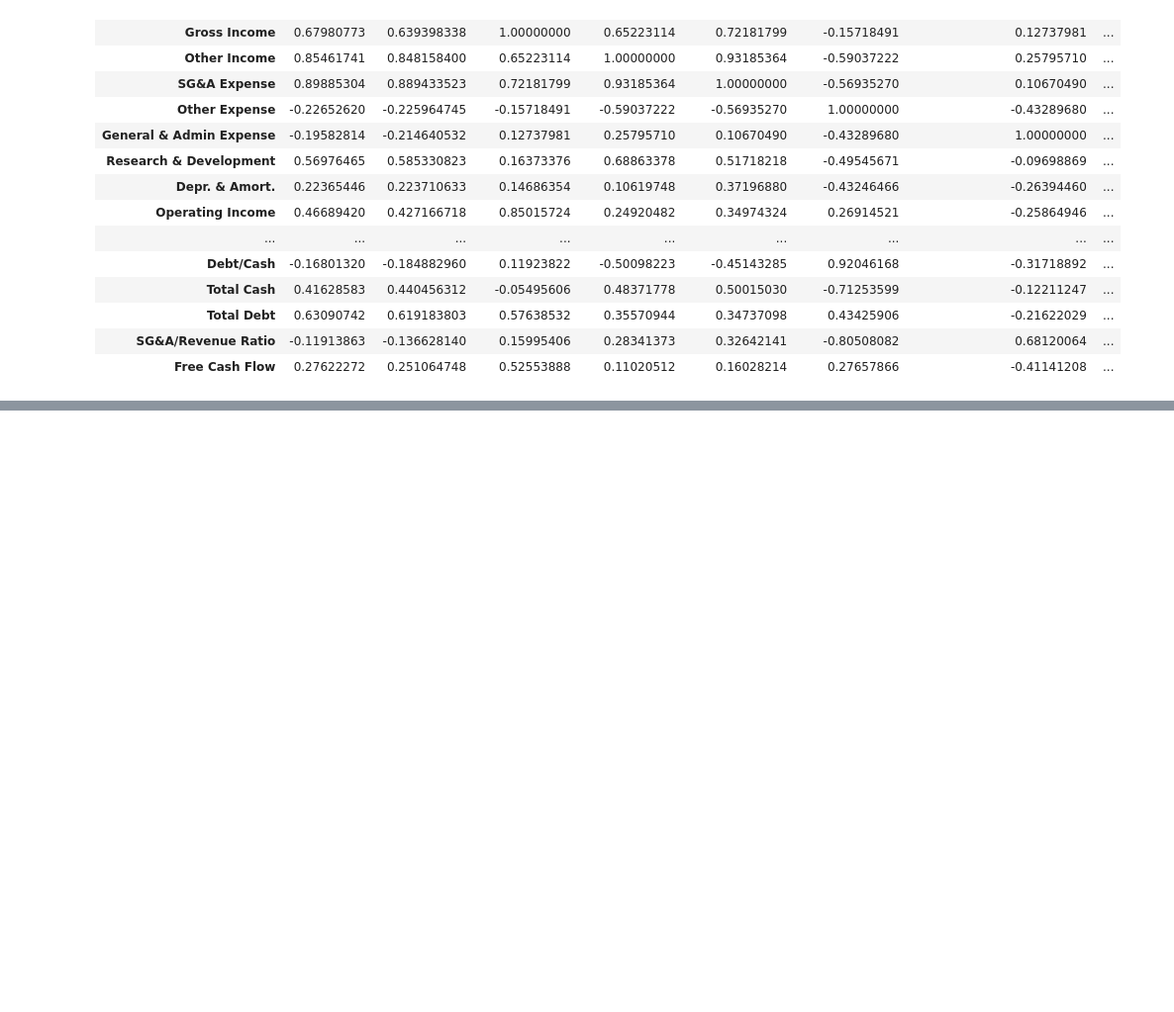
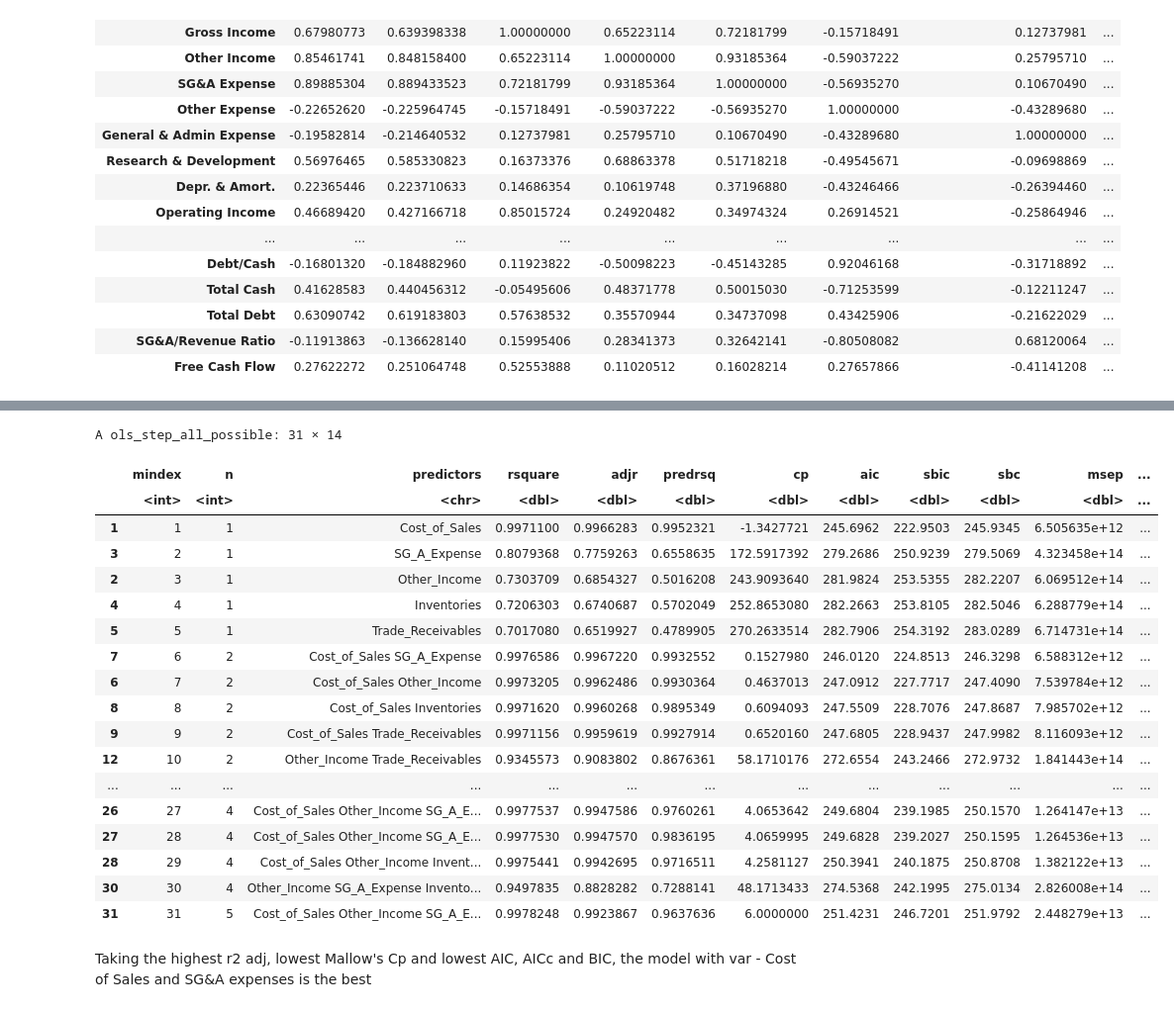
Before and after one commit to derrickgzq/yenheranalysis, a Jupyter notebook: Yenher_Analysis.ipynb, the cells around one changed output, grey strips where cells are left out. Shown at 99% size. Saved outputs shown, nothing was run; the diff lists cells and outputs as text; code cells hidden in the pictures; blank space fills up the shorter version.

```diff
--- a/Yenher_Analysis.ipynb
+++ b/Yenher_Analysis.ipynb
@@ -327,0 +389,10 @@ A matrix: 54 × 54 of type dbl
+# %%
+model = lm(Sales ~
+             Cost_of_Sales +
+             Other_Income +
+             SG_A_Expense +
+             Inventories +
+             Trade_Receivables,
+             #Trade_Receivables/Revenue_Ratio +
+             #Trade_Payables/Revenue_Ratio,
+             data = yenherfin)
@@ -327,0 +419,24 @@ A matrix: 54 × 54 of type dbl
+# %%
+ols_step_all_possible(model)
+# %% [output]
+A ols_step_all_possible: 31 × 14
+|  | mindex | n | predictors | rsquare | adjr | predrsq | cp | aic | sbic | sbc | msep | ... |
+|  | <int> | <int> | <chr> | <dbl> | <dbl> | <dbl> | <dbl> | <dbl> | <dbl> | <dbl> | <dbl> | ... |
+| 1 | 1 | 1 | Cost_of_Sales | 0.9971100 | 0.9966283 | 0.9952321 | -1.3427721 | 245.6962 | 222.9503 | 245.9345 | 6.505635e+12 | ... |
+| 3 | 2 | 1 | SG_A_Expense | 0.8079368 | 0.7759263 | 0.6558635 | 172.5917392 | 279.2686 | 250.9239 | 279.5069 | 4.323458e+14 | ... |
+| 2 | 3 | 1 | Other_Income | 0.7303709 | 0.6854327 | 0.5016208 | 243.9093640 | 281.9824 | 253.5355 | 282.2207 | 6.069512e+14 | ... |
+| 4 | 4 | 1 | Inventories | 0.7206303 | 0.6740687 | 0.5702049 | 252.8653080 | 282.2663 | 253.8105 | 282.5046 | 6.288779e+14 | ... |
+| 5 | 5 | 1 | Trade_Receivables | 0.7017080 | 0.6519927 | 0.4789905 | 270.2633514 | 282.7906 | 254.3192 | 283.0289 | 6.714731e+14 | ... |
+| 7 | 6 | 2 | Cost_of_Sales SG_A_Expense | 0.9976586 | 0.9967220 | 0.9932552 | 0.1527980 | 246.0120 | 224.8513 | 246.3298 | 6.588312e+12 | ... |
+| 6 | 7 | 2 | Cost_of_Sales Other_Income | 0.9973205 | 0.9962486 | 0.9930364 | 0.4637013 | 247.0912 | 227.7717 | 247.4090 | 7.539784e+12 | ... |
+| 8 | 8 | 2 | Cost_of_Sales Inventories | 0.9971620 | 0.9960268 | 0.9895349 | 0.6094093 | 247.5509 | 228.7076 | 247.8687 | 7.985702e+12 | ... |
+| 9 | 9 | 2 | Cost_of_Sales Trade_Receivables | 0.9971156 | 0.9959619 | 0.9927914 | 0.6520160 | 247.6805 | 228.9437 | 247.9982 | 8.116093e+12 | ... |
+| 12 | 10 | 2 | Other_Income Trade_Receivables | 0.9345573 | 0.9083802 | 0.8676361 | 58.1710176 | 272.6554 | 243.2466 | 272.9732 | 1.841443e+14 | ... |
+| ... | ... | ... | ... | ... | ... | ... | ... | ... | ... | ... | ... | ... |
+| 26 | 27 | 4 | Cost_of_Sales Other_Income SG_A_E... | 0.9977537 | 0.9947586 | 0.9760261 | 4.0653642 | 249.6804 | 239.1985 | 250.1570 | 1.264147e+13 | ... |
+| 27 | 28 | 4 | Cost_of_Sales Other_Income SG_A_E... | 0.9977530 | 0.9947570 | 0.9836195 | 4.0659995 | 249.6828 | 239.2027 | 250.1595 | 1.264536e+13 | ... |
+| 28 | 29 | 4 | Cost_of_Sales Other_Income Invent... | 0.9975441 | 0.9942695 | 0.9716511 | 4.2581127 | 250.3941 | 240.1875 | 250.8708 | 1.382122e+13 | ... |
+| 30 | 30 | 4 | Other_Income SG_A_Expense Invento... | 0.9497835 | 0.8828282 | 0.7288141 | 48.1713433 | 274.5368 | 242.1995 | 275.0134 | 2.826008e+14 | ... |
+| 31 | 31 | 5 | Cost_of_Sales Other_Income SG_A_E... | 0.9978248 | 0.9923867 | 0.9637636 | 6.0000000 | 251.4231 | 246.7201 | 251.9792 | 2.448279e+13 | ... |
+# %% [markdown]
+Taking the highest r2 adj, lowest Mallow's Cp and lowest AIC, AICc and BIC, the model with var - Cost of Sales and SG&A expenses is the best
```
Also changed, not shown: parts of 24 cells of this notebook.
